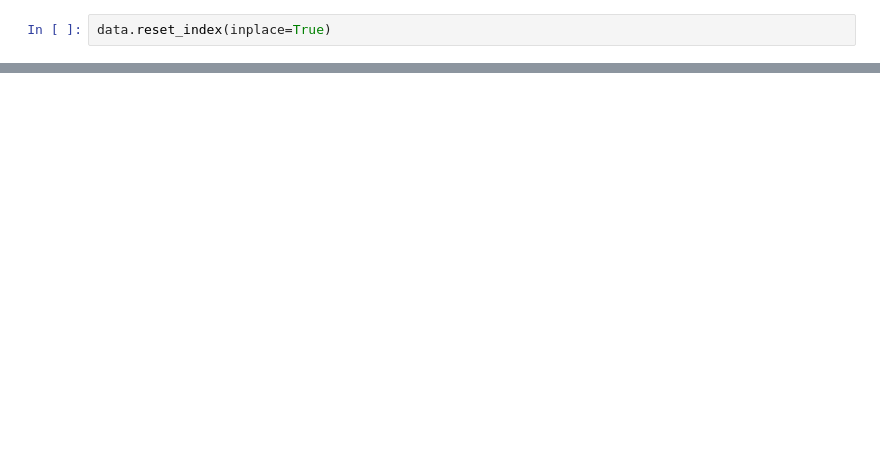
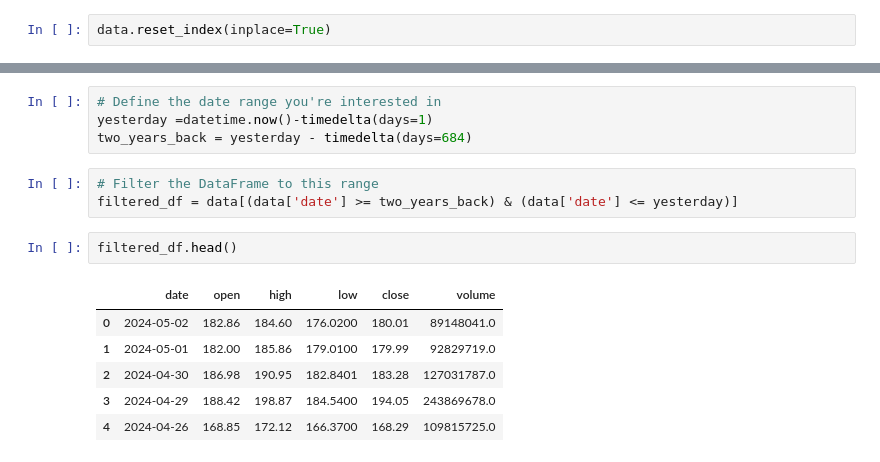
Before and after one commit to mtzeve/MLops_mod, a Jupyter notebook: stock_preprocessing.ipynb, the cells around one changed output, grey strips where cells are left out. Saved outputs shown, nothing was run; the diff lists cells and outputs as text; blank space fills up the shorter version.

```diff
--- a/stock_preprocessing.ipynb
+++ b/stock_preprocessing.ipynb
@@ -190,0 +210,16 @@ data
+# %%
+# Define the date range you're interested in
+yesterday =datetime.now()-timedelta(days=1)
+two_years_back = yesterday - timedelta(days=684)
+# %%
+# Filter the DataFrame to this range
+filtered_df = data[(data['date'] >= two_years_back) & (data['date'] <= yesterday)]
+# %%
+filtered_df.head()
+# %% [output]
+|  | date | open | high | low | close | volume |
+| 0 | 2024-05-02 | 182.86 | 184.60 | 176.0200 | 180.01 | 89148041.0 |
+| 1 | 2024-05-01 | 182.00 | 185.86 | 179.0100 | 179.99 | 92829719.0 |
+| 2 | 2024-04-30 | 186.98 | 190.95 | 182.8401 | 183.28 | 127031787.0 |
+| 3 | 2024-04-29 | 188.42 | 198.87 | 184.5400 | 194.05 | 243869678.0 |
+| 4 | 2024-04-26 | 168.85 | 172.12 | 166.3700 | 168.29 | 109815725.0 |
```
Also changed, not shown: parts of 10 cells of this notebook, 4 other files.
